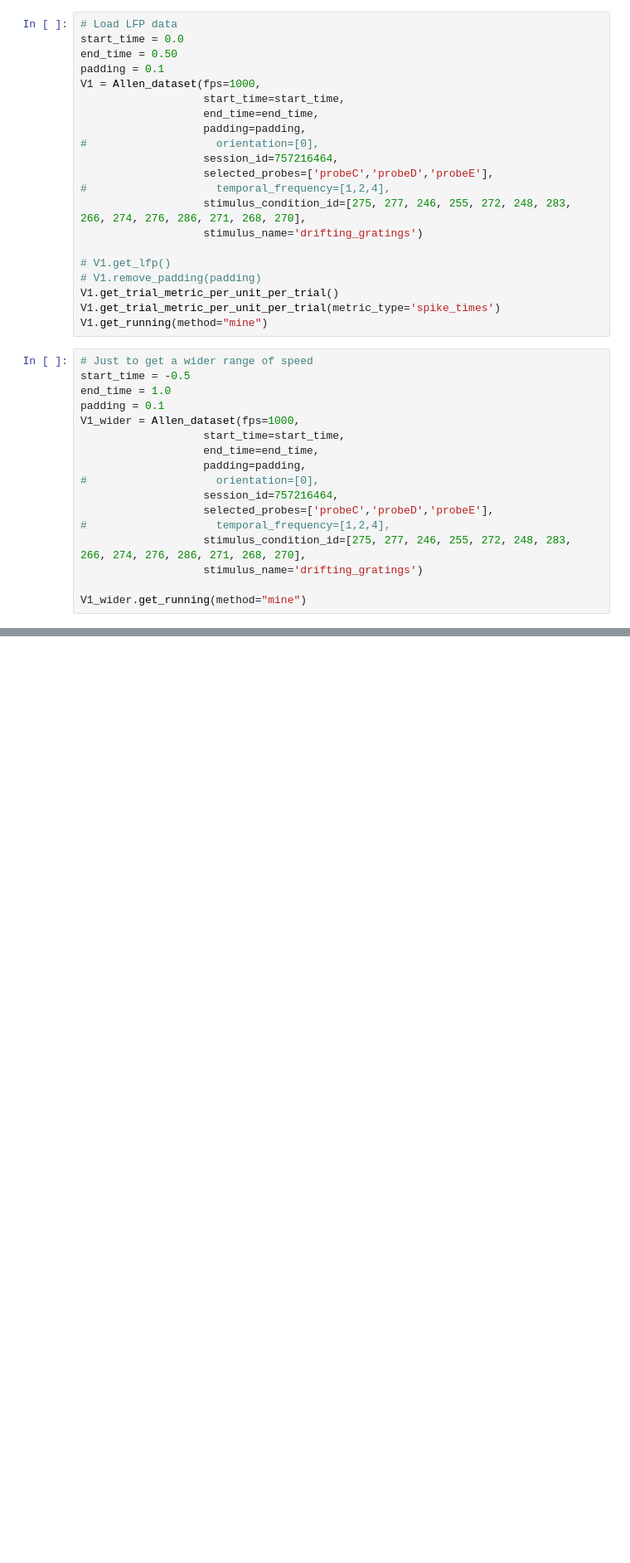
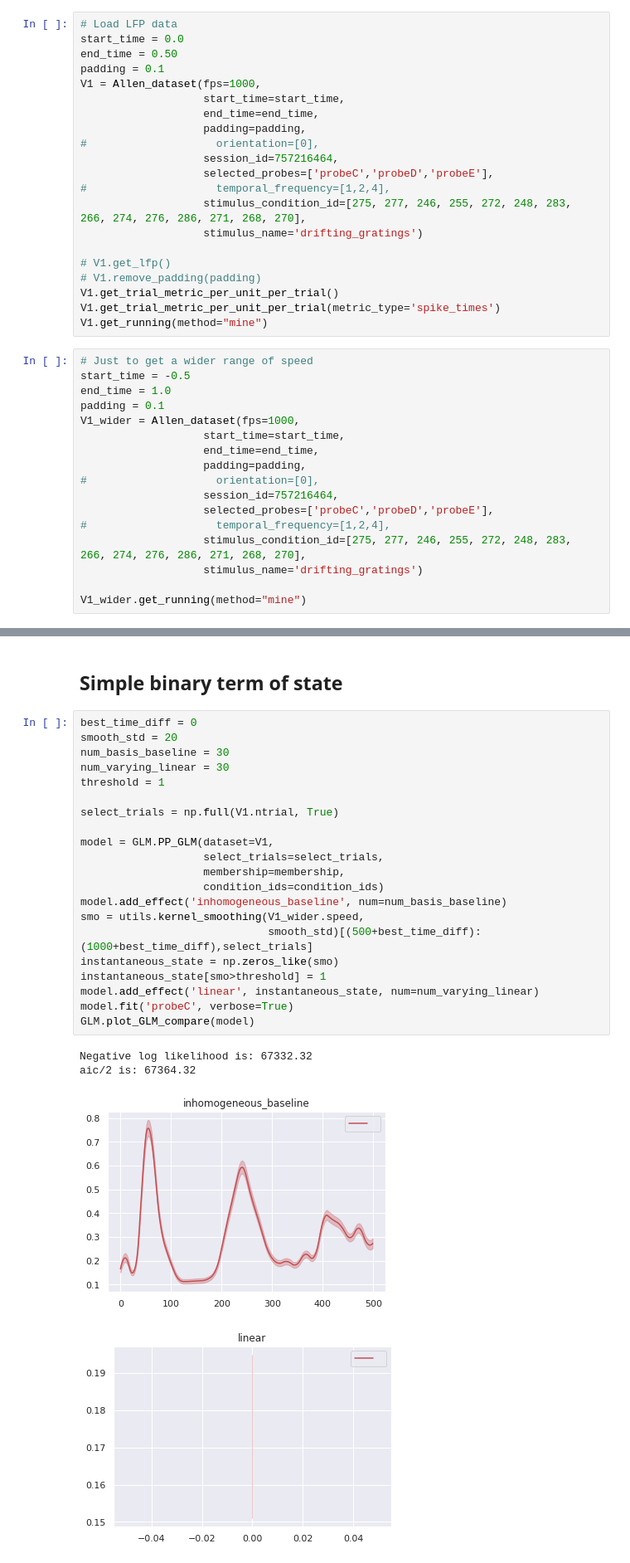
Before and after one commit to Qi-Xin/MultiNeuronGLM, a Jupyter notebook: Justify trial type; six area GLM; excursion test.ipynb, the cells around one changed output, grey strips where cells are left out. Shown at 83% size. Saved outputs shown, nothing was run; the diff lists cells and outputs as text; blank space fills up the shorter version.

```diff
--- a/Justify trial type; six area GLM; excursion test.ipynb
+++ b/Justify trial type; six area GLM; excursion test.ipynb
@@ -70,0 +115,28 @@ V1_wider.get_running(method="mine")
+# %% [markdown]
+## Simple binary term of state
+# %%
+best_time_diff = 0
+smooth_std = 20
+num_basis_baseline = 30
+num_varying_linear = 30
+threshold = 1
+
+select_trials = np.full(V1.ntrial, True)
+
+model = GLM.PP_GLM(dataset=V1,
+                   select_trials=select_trials,
+                   membership=membership,
+                   condition_ids=condition_ids)
+model.add_effect('inhomogeneous_baseline', num=num_basis_baseline)
+smo = utils.kernel_smoothing(V1_wider.speed,
+                             smooth_std)[(500+best_time_diff):(1000+best_time_diff),select_trials]
+instantaneous_state = np.zeros_like(smo)
+instantaneous_state[smo>threshold] = 1
+model.add_effect('linear', instantaneous_state, num=num_varying_linear)
+model.fit('probeC', verbose=True)
+GLM.plot_GLM_compare(model)
+# %% [output]
+Negative log likelihood is: 67332.32
+aic/2 is: 67364.32
+[figure, added]
+[figure, added]
```
Also changed, not shown: parts of 15 cells of this notebook.
